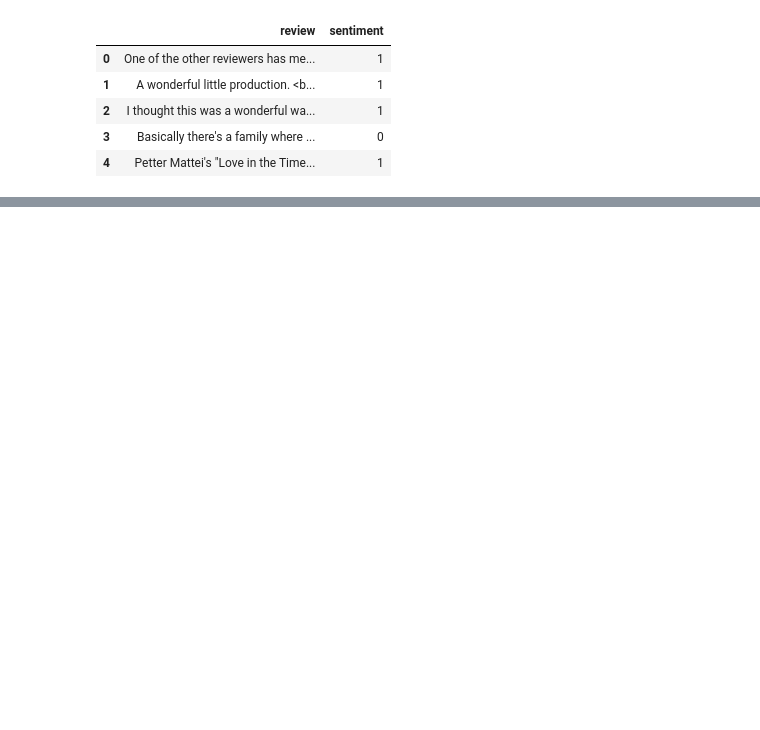
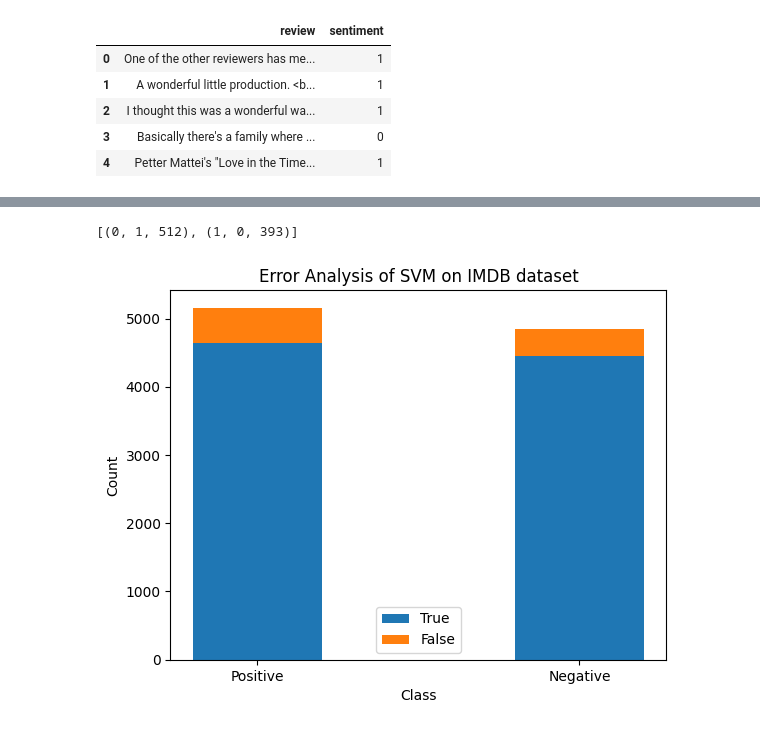
Before and after one commit to sakshisubedi/Exploring-Machine-Learning-and-Few-Shot-Techniques-for-Text-Classification, a Jupyter notebook: svm/imdb_svm.ipynb, the cells around one changed output, grey strips where cells are left out. Cells and saved outputs as stored; diff of their text form; code cells hidden in the pictures; blank space fills up the shorter version.

```diff
--- a/svm/imdb_svm.ipynb
+++ b/svm/imdb_svm.ipynb
@@ -106,0 +132,34 @@ wrong_predictions
+# %%
+# common misclassification
+common_misclassifications = sorted(misclassified_instances, key=lambda x: x[2], reverse=True)
+common_misclassifications
+# %% [output]
+[(0, 1, 512), (1, 0, 393)]
+# %%
+true_positives = confusion_mat[1, 1]
+true_negatives = confusion_mat[0, 0]
+false_positives = confusion_mat[0, 1]
+false_negatives = confusion_mat[1, 0]
+
+# Set the labels for x-axis
+labels = ['Positive', 'Negative']
+
+x = np.arange(len(labels))
+width = 0.4
+
+fig, ax = plt.subplots()
+rects1 = ax.bar(x, [true_positives, true_negatives], width, label='True')
+rects2 = ax.bar(x, [false_positives, false_negatives], width, label='False', bottom=[true_positives, true_negatives])
+
+# Set plot title, legend, and axis labels
+ax.set_title('Error Analysis of SVM on IMDB dataset')
+ax.set_xlabel('Class')
+ax.set_ylabel('Count')
+ax.set_xticks(x)
+ax.set_xticklabels(labels)
+ax.legend()
+
+# Show the plot
+plt.show()
+# %% [output]
+[figure, added]
```
Also changed, not shown: parts of 12 cells of this notebook.
